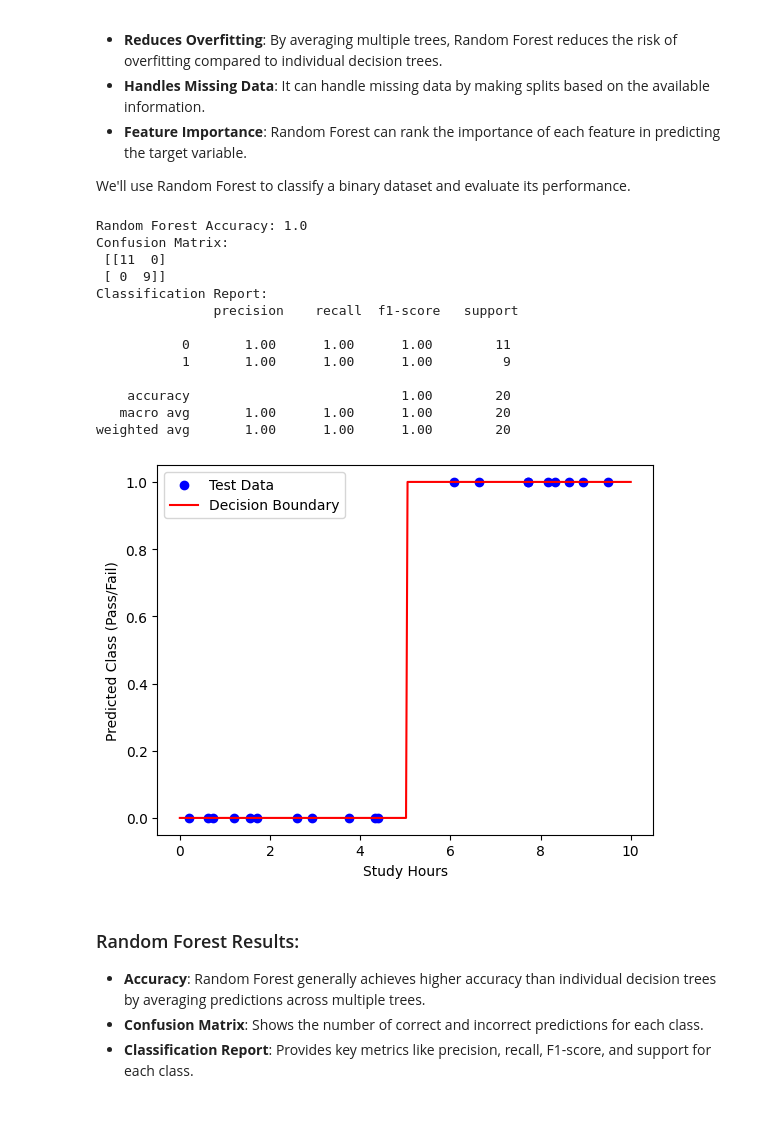
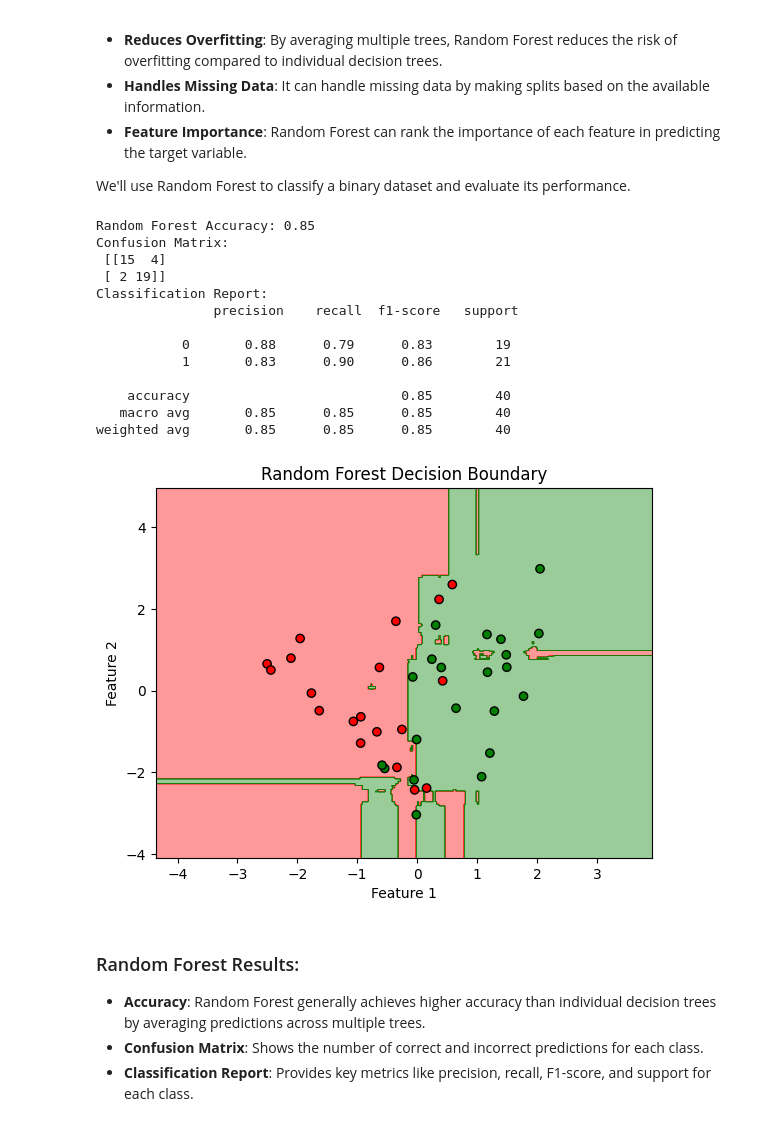
Before and after one commit to vishesh711/Machine-Learning-AI-Notes, a Jupyter notebook: Classification.ipynb, the cells around one changed output. Cells and saved outputs as stored; diff of their text form; code cells hidden in the pictures.

```diff
--- a/Classification.ipynb
+++ b/Classification.ipynb
@@ -150,60 +168,60 @@ Random Forest is an ensemble learning method that combines multiple decision tre
 
 We'll use Random Forest to classify a binary dataset and evaluate its performance.
 # %%
-import numpy as np
-import matplotlib.pyplot as plt
 from sklearn.ensemble import RandomForestClassifier
-from sklearn.model_selection import train_test_split
 from sklearn.metrics import accuracy_score, confusion_matrix, classification_report
+from matplotlib.colors import ListedColormap
 
-# Generating synthetic data for Random Forest classification
-np.random.seed(42)
-X_rf = np.random.rand(100, 1) * 10  # Study hours between 0 and 10
-y_rf = (X_rf > 5).astype(int).ravel()  # Label 1 if study hours > 5, else 0 (pass/fail)
+# Generating synthetic 2D data for visualization
+X_rf, y_rf = make_classification(n_samples=200, n_features=2, n_informative=2, n_redundant=0, random_state=42)
 
 # Splitting the data into training and testing sets
 X_train_rf, X_test_rf, y_train_rf, y_test_rf = train_test_split(X_rf, y_rf, test_size=0.2, random_state=42)
 
 # Creating the Random Forest model
 rf_clf = RandomForestClassifier(n_estimators=100, random_state=42)
 rf_clf.fit(X_train_rf, y_train_rf)
 
 # Making predictions
 y_pred_rf = rf_clf.predict(X_test_rf)
 
 # Evaluating the model
 accuracy_rf = accuracy_score(y_test_rf, y_pred_rf)
 conf_matrix_rf = confusion_matrix(y_test_rf, y_pred_rf)
 
 print("Random Forest Accuracy:", accuracy_rf)
 print("Confusion Matrix:\n", conf_matrix_rf)
 print("Classification Report:\n", classification_report(y_test_rf, y_pred_rf))
 
 # Visualizing the decision boundary
-X_new_rf = np.linspace(0, 10, 300).reshape(-1, 1)
-y_prob_rf = rf_clf.predict(X_new_rf)
+x_min, x_max = X_rf[:, 0].min() - 1, X_rf[:, 0].max() + 1
+y_min, y_max = X_rf[:, 1].min() - 1, X_rf[:, 1].max() + 1
+xx, yy = np.meshgrid(np.arange(x_min, x_max, 0.02), np.arange(y_min, y_max, 0.02))
 
-plt.scatter(X_test_rf, y_test_rf, c="blue", label="Test Data")
-plt.plot(X_new_rf, y_prob_rf, "r-", label="Decision Boundary")
-plt.xlabel("Study Hours")
-plt.ylabel("Predicted Class (Pass/Fail)")
-plt.legend()
+Z = rf_clf.predict(np.c_[xx.ravel(), yy.ravel()])
+Z = Z.reshape(xx.shape)
+
+plt.contourf(xx, yy, Z, alpha=0.4, cmap=ListedColormap(('red', 'green')))
+plt.scatter(X_test_rf[:, 0], X_test_rf[:, 1], c=y_test_rf, edgecolors='k', marker='o', cmap=ListedColormap(('red', 'green')))
+plt.title('Random Forest Decision Boundary')
+plt.xlabel('Feature 1')
+plt.ylabel('Feature 2')
 plt.show()
 # %% [output]
-Random Forest Accuracy: 1.0
+Random Forest Accuracy: 0.85
 Confusion Matrix:
- [[11  0]
- [ 0  9]]
+ [[15  4]
+ [ 2 19]]
 Classification Report:
                precision    recall  f1-score   support
 
-           0       1.00      1.00      1.00        11
-           1       1.00      1.00      1.00         9
+           0       0.88      0.79      0.83        19
+           1       0.83      0.90      0.86        21
 
-    accuracy                           1.00        20
-   macro avg       1.00      1.00      1.00        20
-weighted avg       1.00      1.00      1.00        20
+    accuracy                           0.85        40
+   macro avg       0.85      0.85      0.85        40
+weighted avg       0.85      0.85      0.85        40
-[figure, old version]
+[figure, new version]
 # %% [markdown]
 ### Random Forest Results:
 
```
Also changed, not shown: parts of 3 cells of this notebook.
